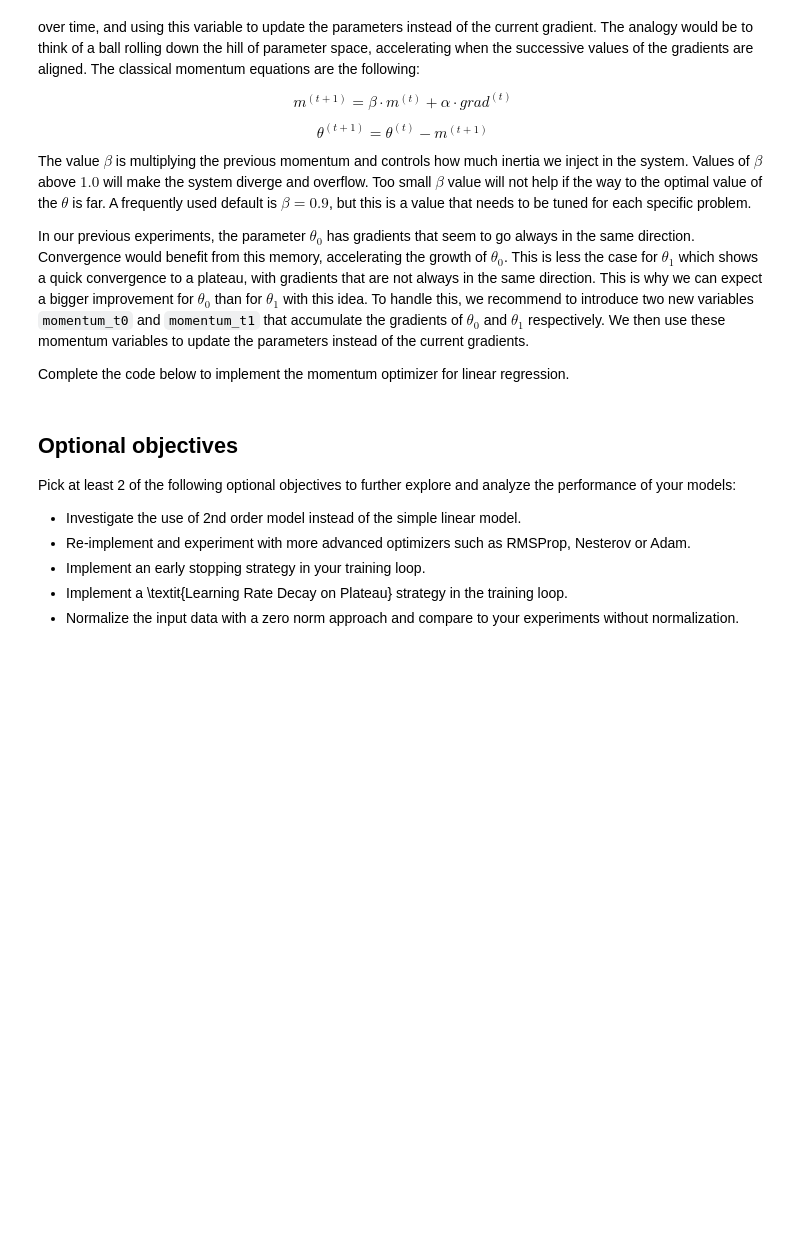
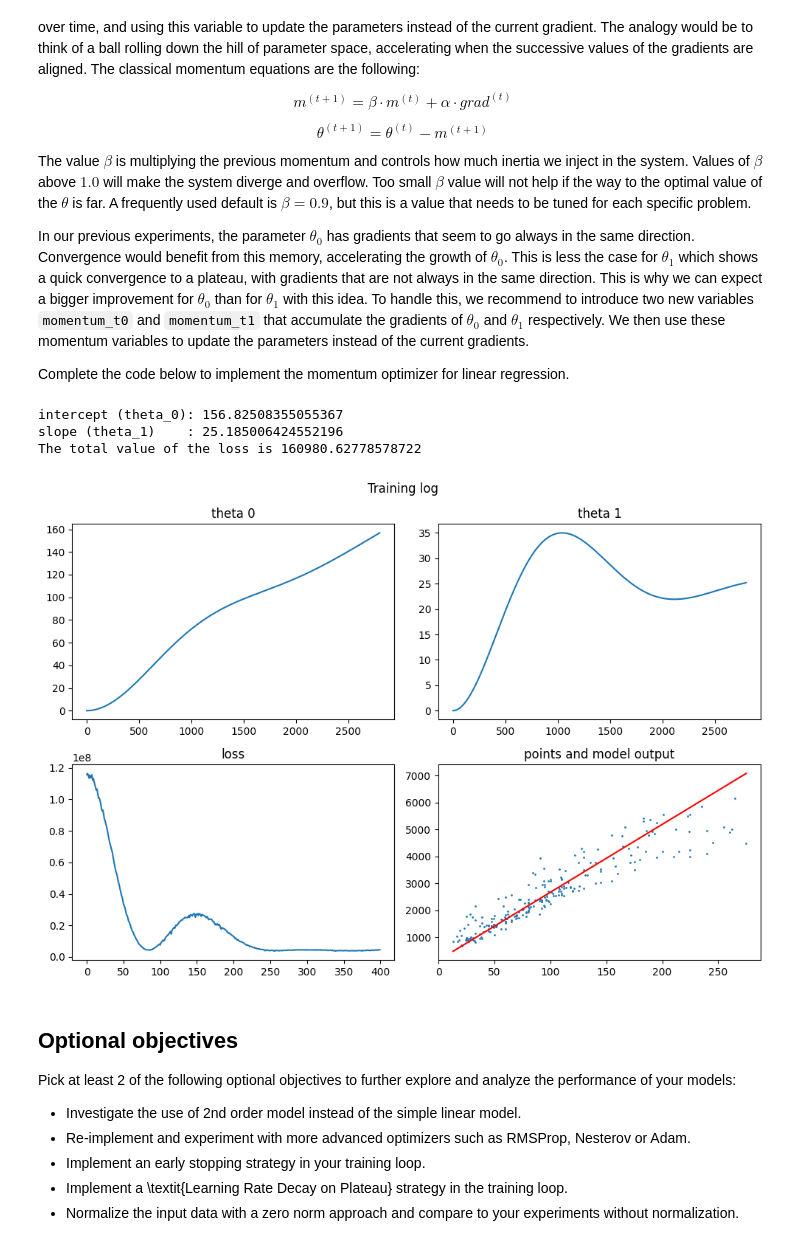
Before and after one commit to Rinovative/MSE_FTP_DeLearn, a Jupyter notebook: notebooks/02_cg-linear-regression-stud.ipynb, the cells around one changed output. Cells and saved outputs as stored; diff of their text form; code cells hidden in the pictures; blank space fills up the shorter version.

Commit message:
added acceleration of parameters with momentum

```diff
--- a/notebooks/02_cg-linear-regression-stud.ipynb
+++ b/notebooks/02_cg-linear-regression-stud.ipynb
@@ -389,11 +439,63 @@ In our previous experiments, the parameter $\theta_0$ has gradients that seem to
 Complete the code below to implement the momentum optimizer for linear regression.
 # %%
 alpha = 0.0000001     # learning rate
-beta_momentum_t0 = 0.9999     # momentum factor for theta_0
-beta_momentum_t1 = 0.5000     # momentum factor for theta_1
+beta_momentum_t0 = 1     # momentum factor for theta_0
+beta_momentum_t1 = 0.998     # momentum factor for theta_1
 epochs = 400          # number of epochs (an epoch is a loop over the whole training set)
 
-... TO COMPLETE ...
+batch_size = 32
+N = len(living_area)
+t0 = 0.0
+t1 = 0.0
+m0 = 0.0
+m1 = 0.0
+
+loss_evolution = []
+t0_evolution = []
+t1_evolution = []
+
+for epoch in range(epochs):
+    indices = np.random.permutation(N)
+    n_steps = N // batch_size + 1  # the number of batches to make 1 epoch
+    epoch_loss = 0.0
+    for batch in range(N//batch_size):
+        t0_grad_sum = 0.0
+        t1_grad_sum = 0.0
+
+        for i in range(batch_size):
+            n = indices[batch * batch_size + i ]
+            cg.reset_values()
+            cg.forward([living_area[n], t0, t1, rent_price[n]])
+            cg.backward()
+            t0_grad_sum += theta_0.grad_v
+            t1_grad_sum += theta_1.grad_v
+            epoch_loss += j.v
+        m0 = beta_momentum_t0 * m0 + alpha * t0_grad_sum / batch_size
+        m1 = beta_momentum_t1 * m1 + alpha * t0_grad_sum / batch_size
+        t0 -= m0
+        t1 -= m1
+
+
+        t0_evolution.append(t0)
+        t1_evolution.append(t1)
+        # compute the gradients and update theta_0 and theta_1 with the average
+        # of the gradients over the batch
+
+
+    loss_evolution.append(epoch_loss / n_steps)
+    epoch_loss = 0.0
+
+print("intercept (theta_0):", t0)
+print("slope (theta_1)    :", t1)
+y_hat = t0 + t1 * living_area
+J = mse_loss(y_hat, rent_price)
+print("The total value of the loss is", J)
+plot_training_log(loss_evolution, t0_evolution, t1_evolution, living_area, rent_price)
+# %% [output]
+intercept (theta_0): 156.82508355055367
+slope (theta_1)    : 25.185006424552196
+The total value of the loss is 160980.62778578722
+[figure, added]
 # %% [markdown]
 ## Optional objectives
 
```
Also changed, not shown: parts of 3 cells of this notebook.
